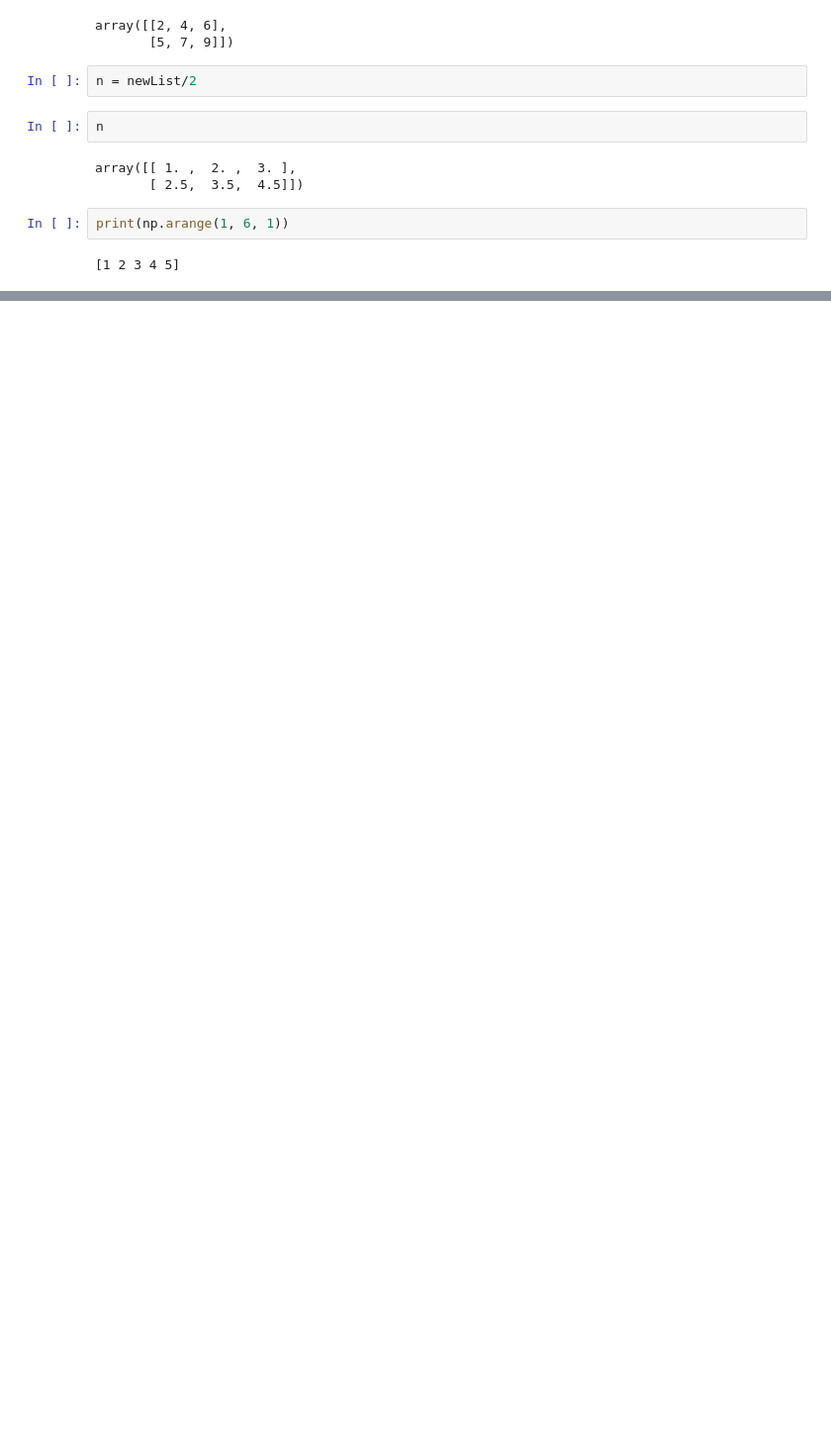
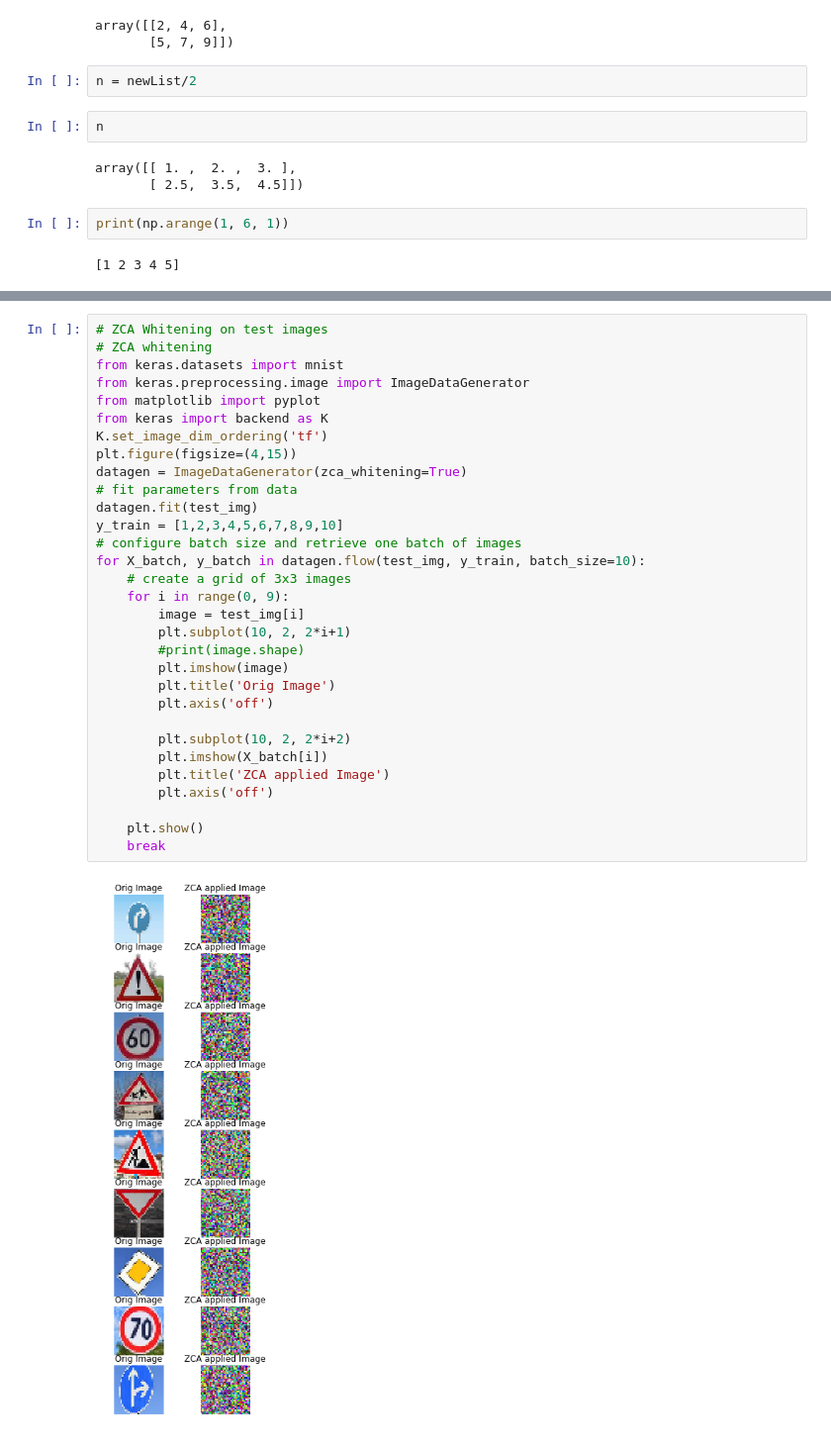
Before and after one commit to rnaidu02/CarND-Traffic-Sign-Classifier-Project, a Jupyter notebook: Image Augmentation using Keras.ipynb, the cells around one changed output, grey strips where cells are left out. Shown at 99% size. Saved outputs shown, nothing was run; the diff lists cells and outputs as text; blank space fills up the shorter version.

```diff
--- a/Image Augmentation using Keras.ipynb
+++ b/Image Augmentation using Keras.ipynb
@@ -169,0 +201,33 @@ for i in range(0, 10):
+# %%
+# ZCA Whitening on test images
+# ZCA whitening
+from keras.datasets import mnist
+from keras.preprocessing.image import ImageDataGenerator
+from matplotlib import pyplot
+from keras import backend as K
+K.set_image_dim_ordering('tf')
+plt.figure(figsize=(4,15))
+datagen = ImageDataGenerator(zca_whitening=True)
+# fit parameters from data
+datagen.fit(test_img)
+y_train = [1,2,3,4,5,6,7,8,9,10]
+# configure batch size and retrieve one batch of images
+for X_batch, y_batch in datagen.flow(test_img, y_train, batch_size=10):
+    # create a grid of 3x3 images
+    for i in range(0, 9):
+        image = test_img[i]
+        plt.subplot(10, 2, 2*i+1)
+        #print(image.shape)
+        plt.imshow(image)
+        plt.title('Orig Image')
+        plt.axis('off')
+
+        plt.subplot(10, 2, 2*i+2)
+        plt.imshow(X_batch[i])
+        plt.title('ZCA applied Image')
+        plt.axis('off')
+
+    plt.show()
+    break
+# %% [output]
+[figure, added]
```
Also changed, not shown: parts of 9 cells of this notebook, 4 other files.
